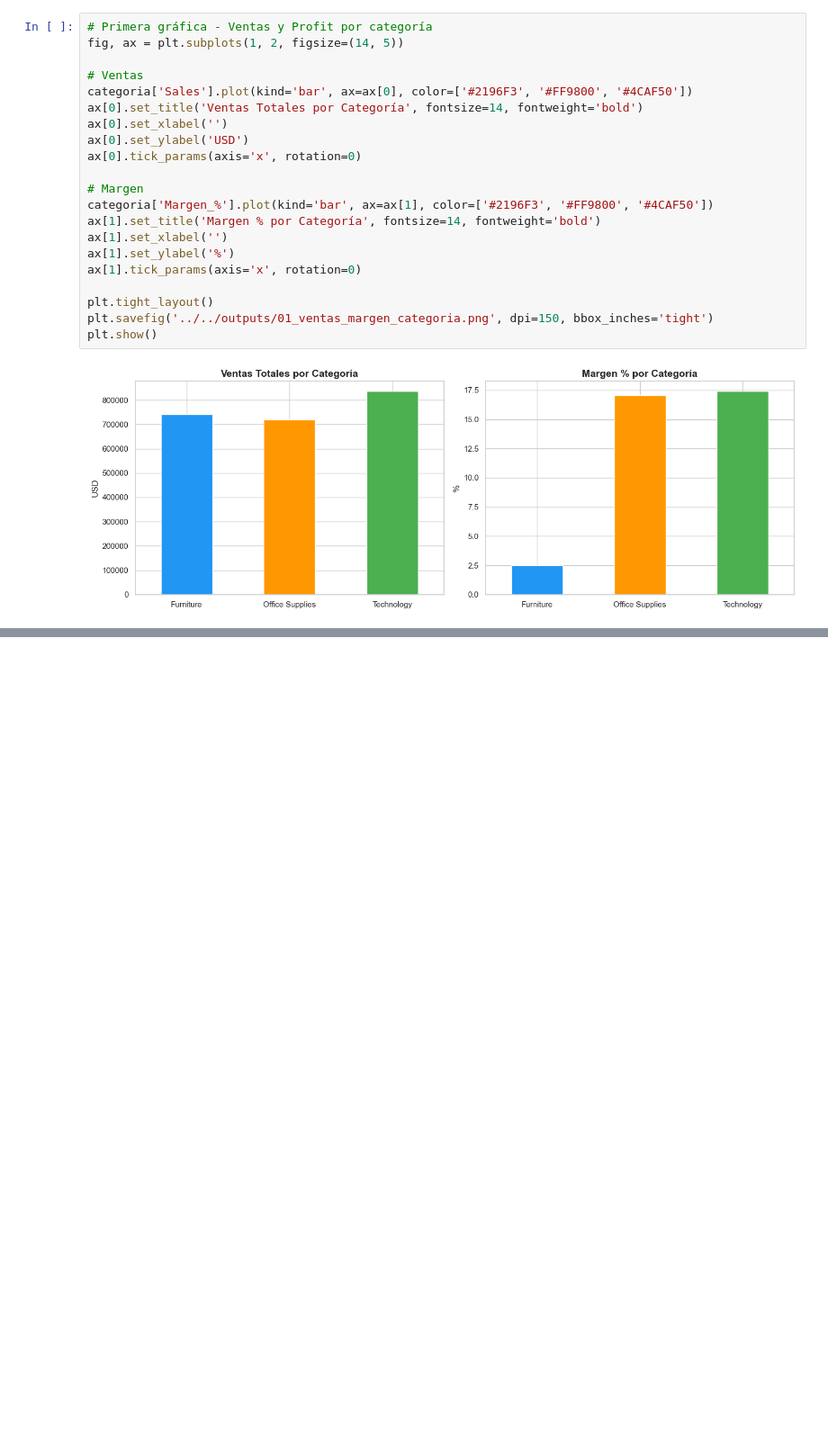
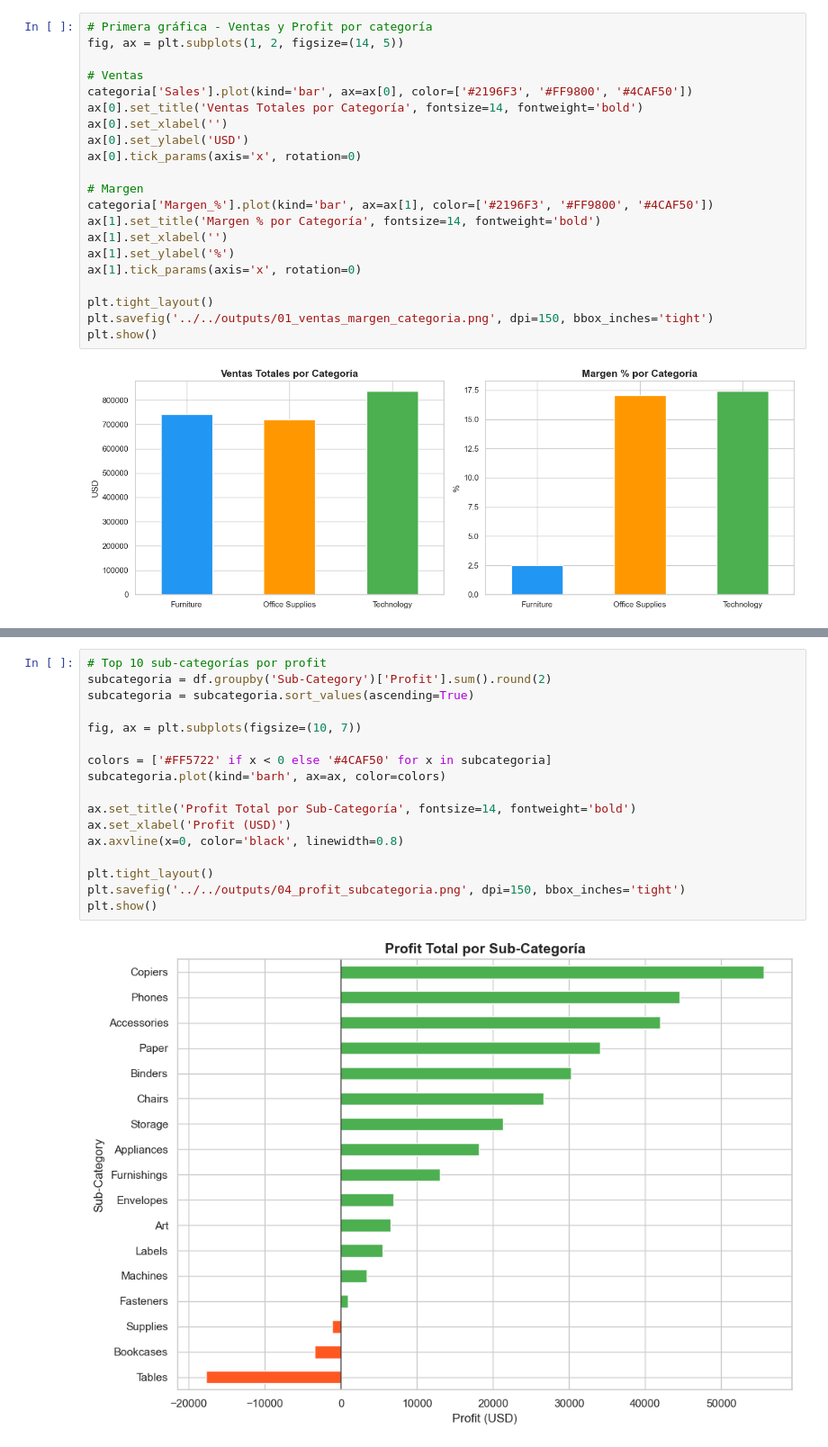
Before and after one commit to Dani77-AM/superstore-analysis, a Jupyter notebook: notebooks/eda/01_eda_superstore.ipynb, the cells around one changed output, grey strips where cells are left out. Shown at 90% size. Saved outputs shown, nothing was run; the diff lists cells and outputs as text; blank space fills up the shorter version.

```diff
--- a/notebooks/eda/01_eda_superstore.ipynb
+++ b/notebooks/eda/01_eda_superstore.ipynb
@@ -106,0 +155,19 @@ plt.show()
+# %%
+# Top 10 sub-categorías por profit
+subcategoria = df.groupby('Sub-Category')['Profit'].sum().round(2)
+subcategoria = subcategoria.sort_values(ascending=True)
+
+fig, ax = plt.subplots(figsize=(10, 7))
+
+colors = ['#FF5722' if x < 0 else '#4CAF50' for x in subcategoria]
+subcategoria.plot(kind='barh', ax=ax, color=colors)
+
+ax.set_title('Profit Total por Sub-Categoría', fontsize=14, fontweight='bold')
+ax.set_xlabel('Profit (USD)')
+ax.axvline(x=0, color='black', linewidth=0.8)
+
+plt.tight_layout()
+plt.savefig('../../outputs/04_profit_subcategoria.png', dpi=150, bbox_inches='tight')
+plt.show()
+# %% [output]
+[figure, added]
```
Also changed, not shown: parts of 3 cells of this notebook, 1 other file.
